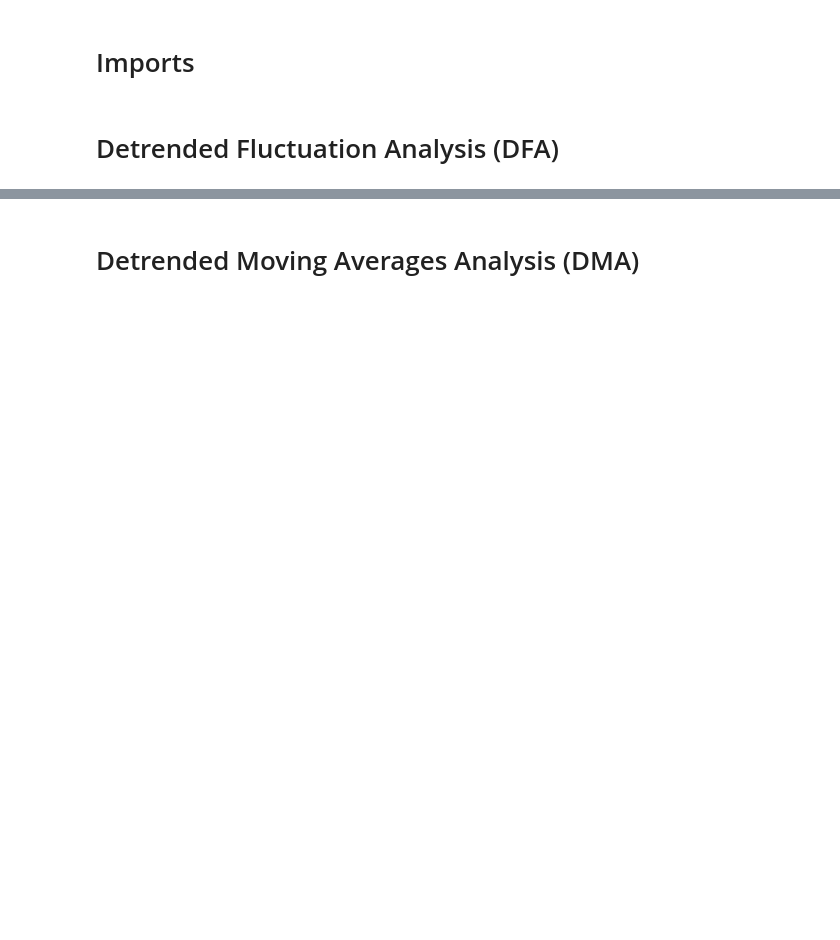
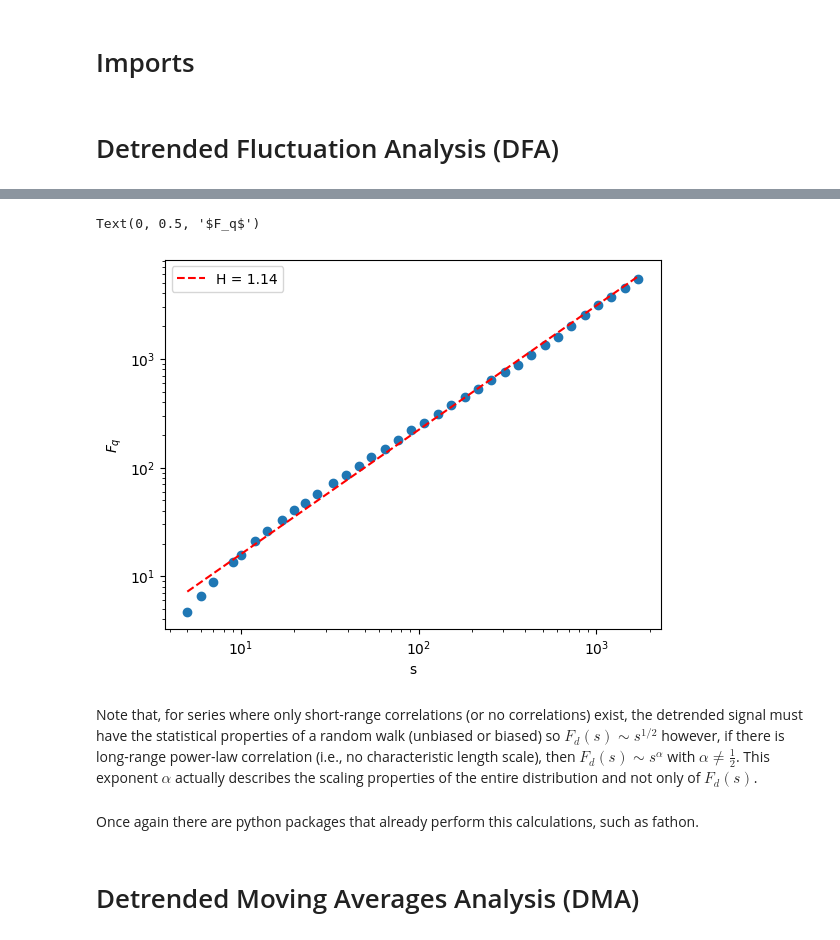
Before and after one commit to jkruse27/Tutorials, a Jupyter notebook: notebooks/scaling_analysis.ipynb, the cells around one changed output, grey strips where cells are left out. Saved outputs shown, nothing was run; the diff lists cells and outputs as text; code cells hidden in the pictures; blank space fills up the shorter version.

```diff
--- a/notebooks/scaling_analysis.ipynb
+++ b/notebooks/scaling_analysis.ipynb
@@ -5,2 +37,61 @@
+# %%
+fs = 4
+hrv = read_file(
+    '../data/example_hrv.csv',
+    resampling_rate=fs,
+)
+
+# Step 1: Subtract the mean
+x = hrv - np.mean(hrv)
+
+# Step 2: Integrate the data
+y = np.cumsum(hrv)
+
+# Step 3: Compute fluctuation for different scales
+scales = np.unique(np.array([1+int(2**(i/4)) for i in range(8, 44)]))
+results = []
+
+for s in scales:
+    # Step 3.1: Divide series into non-overlapping segments of length s
+    N = len(y)//s
+    segments = np.array(np.split(y[:N*s], N))
+
+    # Step 3.2: Fit polynomial to each segment
+    order = 1 # Here I am using a 1st order polynomial, meaning it's just a line
+    t = np.linspace(0, s/fs, s)
+    coefs = np.polynomial.polynomial.polyfit(t, segments.T, order, full=False)
+    estimation = np.polynomial.polynomial.polyval(t, coefs)
+
+    # Step 3.3: Compute the difference between the original and the polynomial fit
+    e = segments-estimation
+
+    # Step 3.4: Calculate the variance of each segment
+    F = np.mean(e**2, axis=1)
+
+    # Step 3.5: Compute the fluctuation function
+    q = 2 # Note that for q=2 this is nothing more than the root of the average
+    Fq = np.mean(F**(q/2))**(1/q)
+    results.append(Fq)
+
+# Step 4: Plot the results in log-log scale
+plt.scatter(scales, results)
+plt.xscale('log')
+plt.yscale('log')
+
+# Step 5: Analyze data by fitting line to it
+H, intercept = np.polyfit(np.log10(scales), np.log10(results), 1)
+line = H*np.log10(scales)+intercept
+plt.plot(scales, np.power(10, line), 'r--', label=f"H = {H:.2f}")
+
+plt.legend()
+plt.xlabel("s")
+plt.ylabel(r"$F_q$")
+# %% [output]
+Text(0, 0.5, '$F_q$')
+[figure, added]
+# %% [markdown]
+Note that, for series where only short-range correlations (or no correlations) exist, the detrended signal must have the statistical properties of a random walk (unbiased or biased) so $F_d(s) \sim s^{1/2}$ however, if there is long-range power-law correlation (i.e., no characteristic length scale), then $F_d(s) \sim s^\alpha$ with $\alpha \neq \frac{1}{2}$. This exponent $\alpha$ actually describes the scaling properties of the entire distribution and not only of $F_d(s)$.
+# %% [markdown]
+Once again there are python packages that already perform this calculations, such as fathon.
 # %% [markdown]
 # Detrended Moving Averages Analysis (DMA)
```
Also changed, not shown: parts of 11 cells of this notebook, 1 other file.
